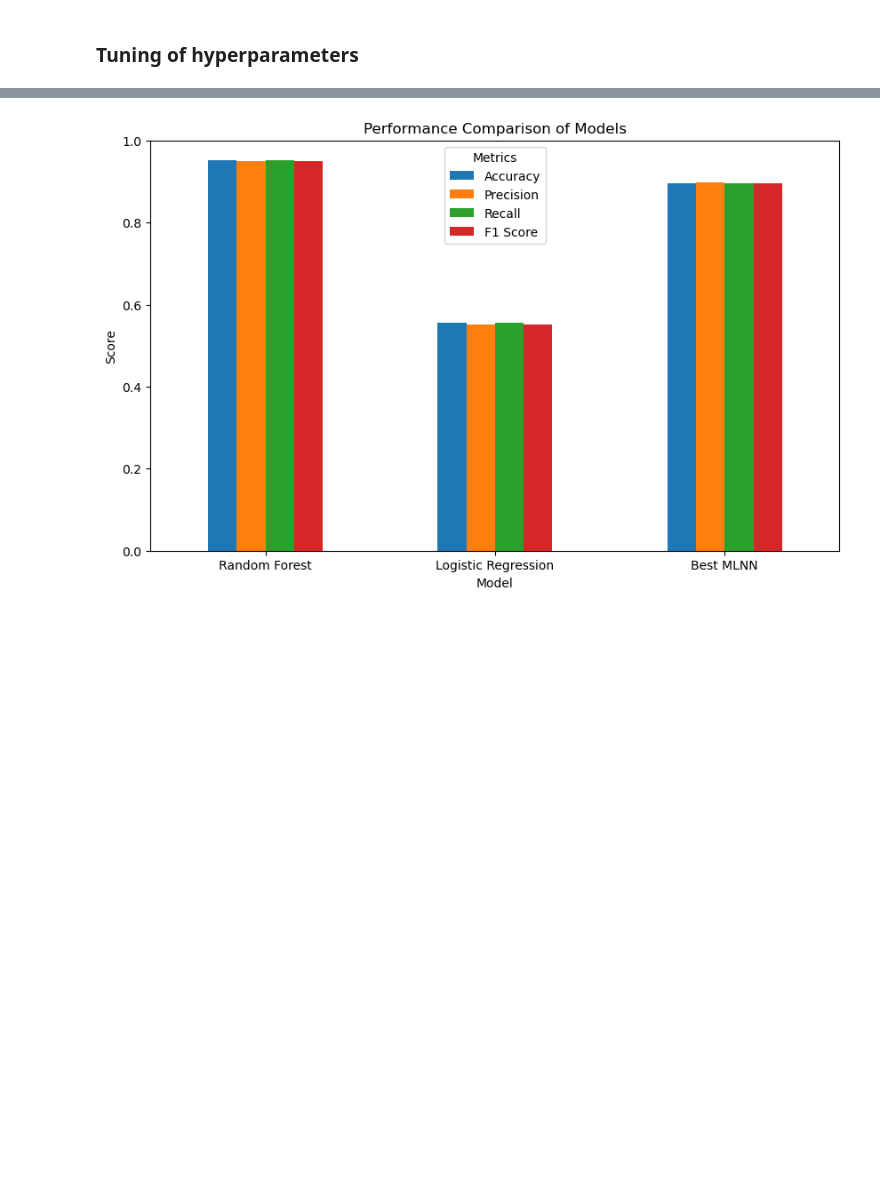
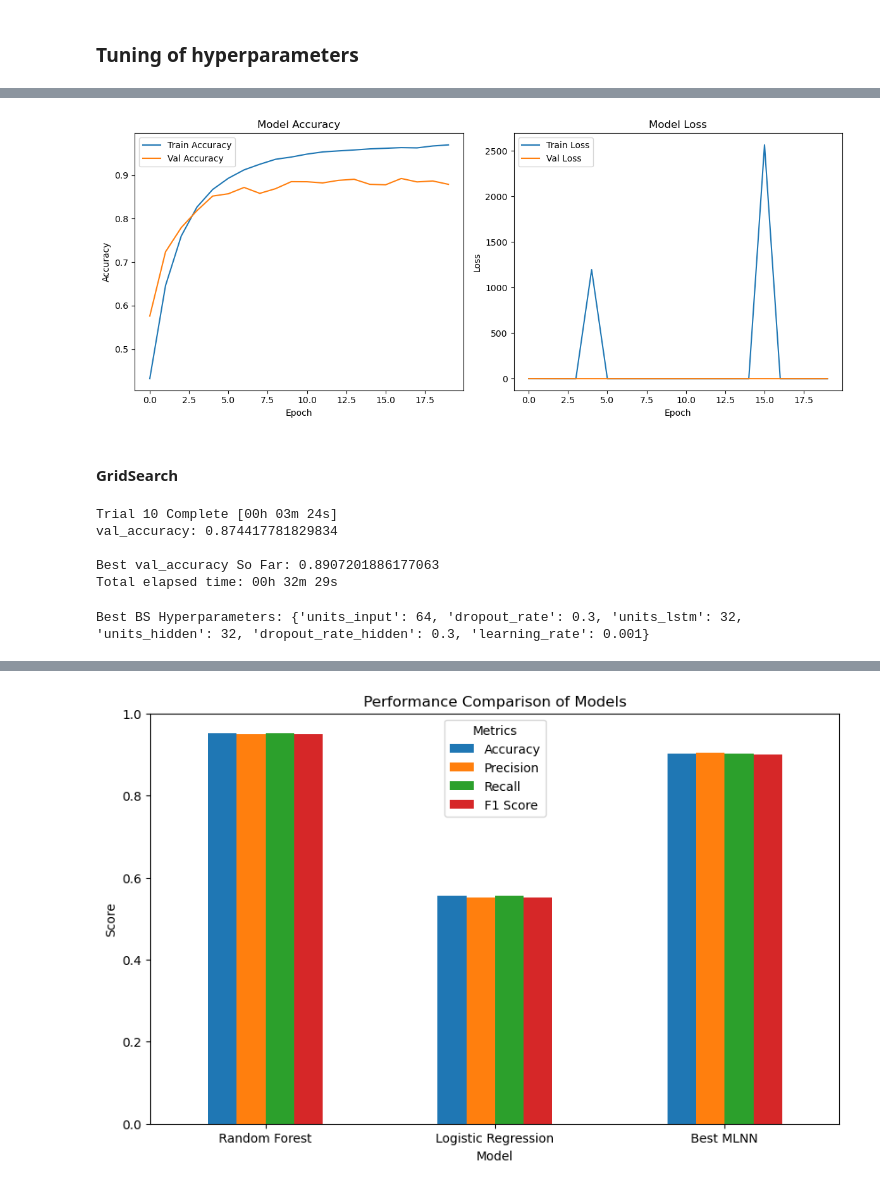
Before and after one commit to obsidianmarc/DL_nutrition, a Jupyter notebook: CM3070 FYP.ipynb, the cells around one changed output, grey strips where cells are left out. Drawn from its saved outputs; the diff is of its cells as text; code cells hidden in the pictures; blank space fills up the shorter version.

```diff
--- a/CM3070 FYP.ipynb
+++ b/CM3070 FYP.ipynb
@@ -1289,0 +1365,4 @@ F1 Score: 0.8944773530093068
+# %%
+# Retrieve the best hyperparameters
+best_BO_hps = tuner.get_best_hyperparameters(num_trials=1)[0]
+print("Best BS Hyperparameters:", best_BO_hps.values)
@@ -1289,0 +1371,16 @@ F1 Score: 0.8944773530093068
+# %%
+# Build the best model
+best_BO_model = tuner.hypermodel.build(best_BO_hps)
+
+# Train the model with the best hyperparameters
+BO_history = best_BO_model.fit(
+    [X_train, padded_sequences[:len(X_train)]],
+    y_train_encoded,
+    validation_data=(
+        [X_val, padded_sequences[len(X_train):len(X_train) + len(X_val)]],
+        y_val_encoded
+    ),
+    epochs=20,
+    batch_size=32,
+    verbose=1
+)
@@ -1289,0 +1444,44 @@ F1 Score: 0.8944773530093068
+# %%
+# Call the function
+plot_training_history(BO_history)
+# %% [output]
+[figure, added]
+# %% [markdown]
+#### GridSearch
+# %%
+from kerastuner.tuners import GridSearch
+
+tuner = GridSearch(
+    create_model,
+    objective="val_accuracy",
+    max_trials=10,
+    executions_per_trial=1,
+    directory="hyperparameter_tuning",
+    project_name="mlnn_grid_search",
+    overwrite=True
+)
+
+# Perform the search
+tuner.search(
+    [X_train, padded_sequences[:len(X_train)]],
+    y_train_encoded,
+    validation_data=(
+        [X_val, padded_sequences[len(X_train):len(X_train) + len(X_val)]],
+        y_val_encoded
+    ),
+    epochs=20,
+    batch_size=32,
+    verbose=1
+)
+# %% [output]
+Trial 10 Complete [00h 03m 24s]
+val_accuracy: 0.874417781829834
+
+Best val_accuracy So Far: 0.8907201886177063
+Total elapsed time: 00h 32m 29s
+# %%
+# Retrieve the best hyperparameters
+best_GS_hps = tuner.get_best_hyperparameters(num_trials=1)[0]
+print("Best BS Hyperparameters:", best_GS_hps.values)
+# %% [output]
+Best BS Hyperparameters: {'units_input': 64, 'dropout_rate': 0.3, 'units_lstm': 32, 'units_hidden': 32, 'dropout_rate_hidden': 0.3, 'learning_rate': 0.001}
```
Also changed, not shown: parts of 34 cells of this notebook.
